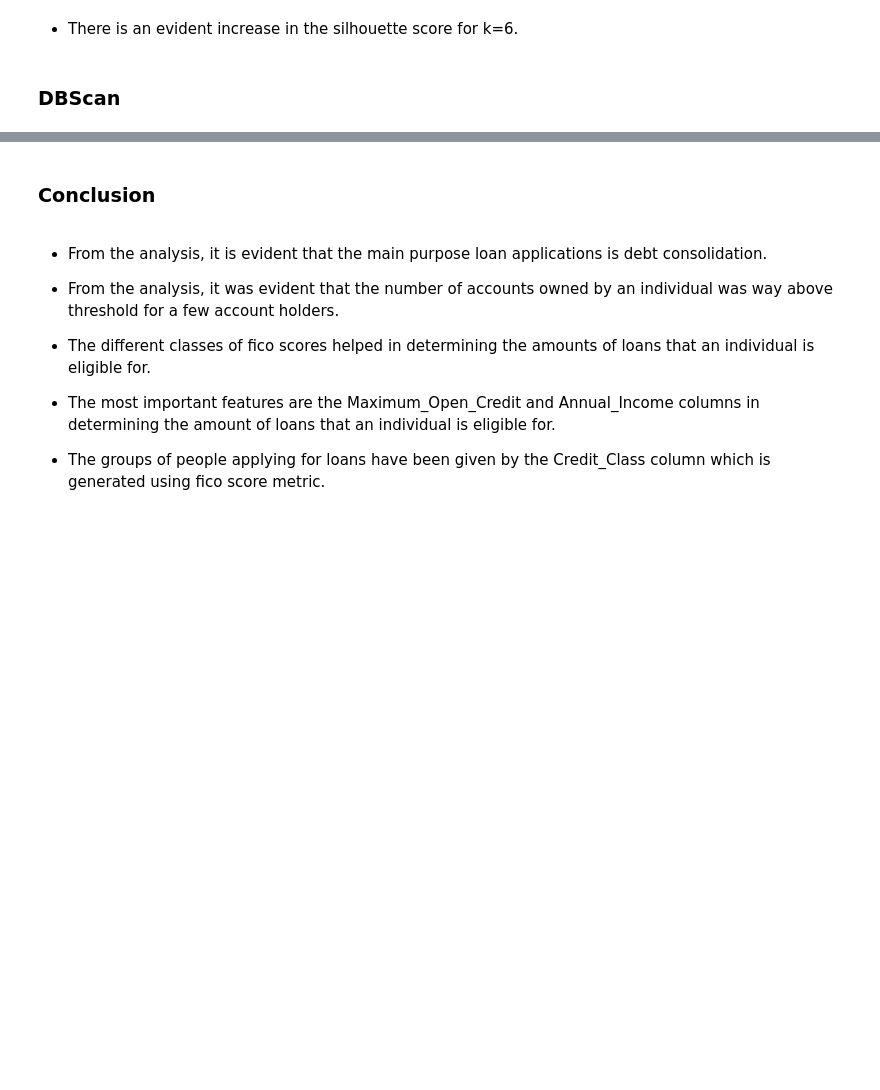
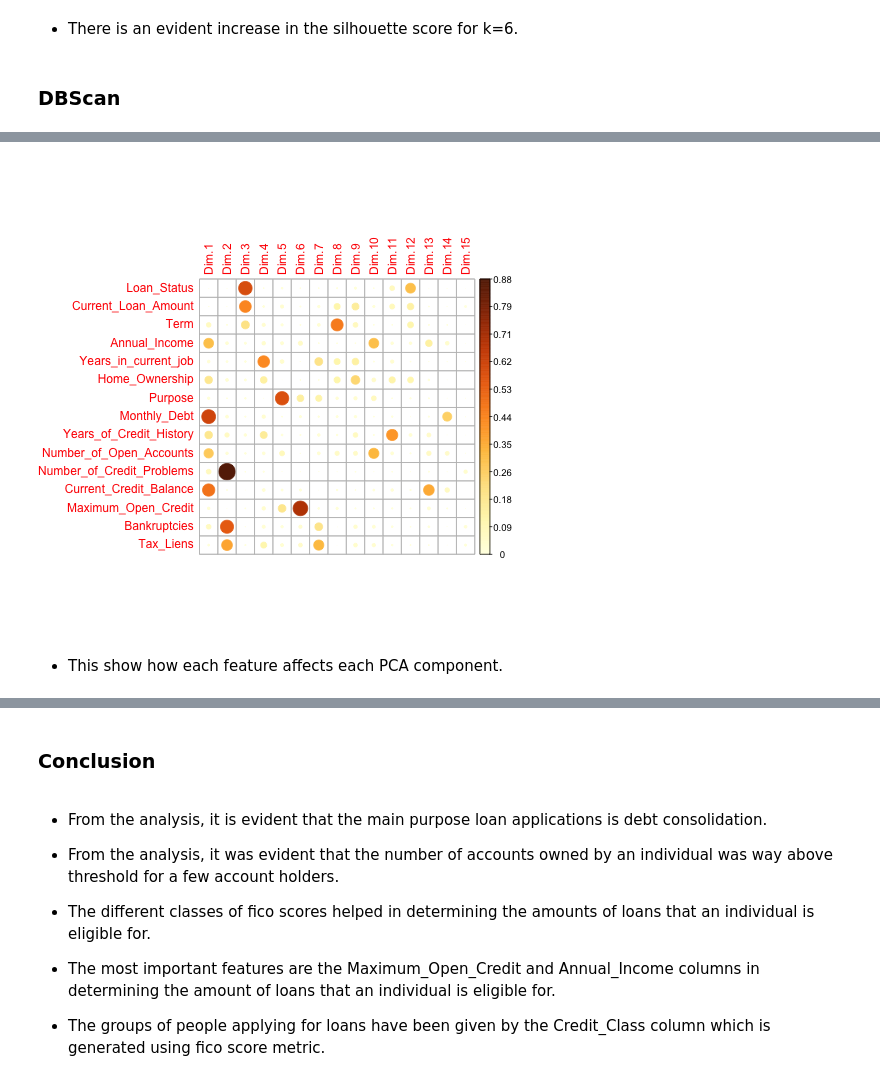
Before and after one commit to CHRISTOROMO/Bank-Loan-Status-Classification, a Jupyter notebook: Loan_Status_Classification.ipynb, the cells around one changed output, grey strips where cells are left out. Saved outputs shown, nothing was run; the diff lists cells and outputs as text; code cells hidden in the pictures; blank space fills up the shorter version.

```diff
--- a/Loan_Status_Classification.ipynb
+++ b/Loan_Status_Classification.ipynb
@@ -1014,0 +1084,5 @@ plt.show()  # showing the plot
+# %%
+%%R
+# getting pca variables
+var = get_pca_var(loan_.pca)
+var
@@ -1014,0 +1131,8 @@ plt.show()  # showing the plot
+# %%
+%%R
+# check the attribute contribution of each variable to the PCA using correlation plot
+corrplot(var$cos2, is.corr=FALSE)# u can also use is.corr=F
+# %% [output]
+[figure, added]
+# %% [markdown]
+* This show how each feature affects each PCA component.
```
Also changed, not shown: parts of 17 cells of this notebook, 3 other files.
